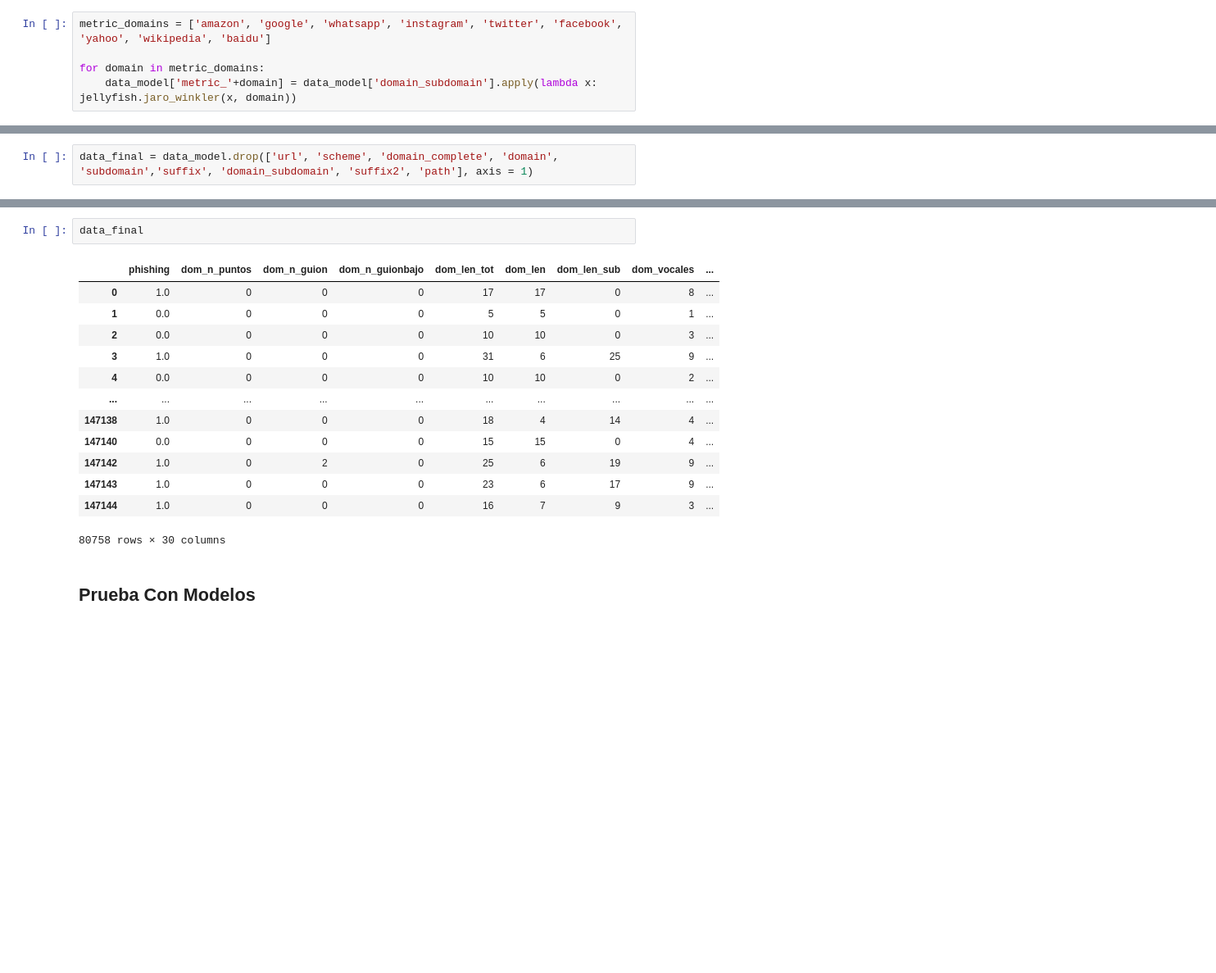
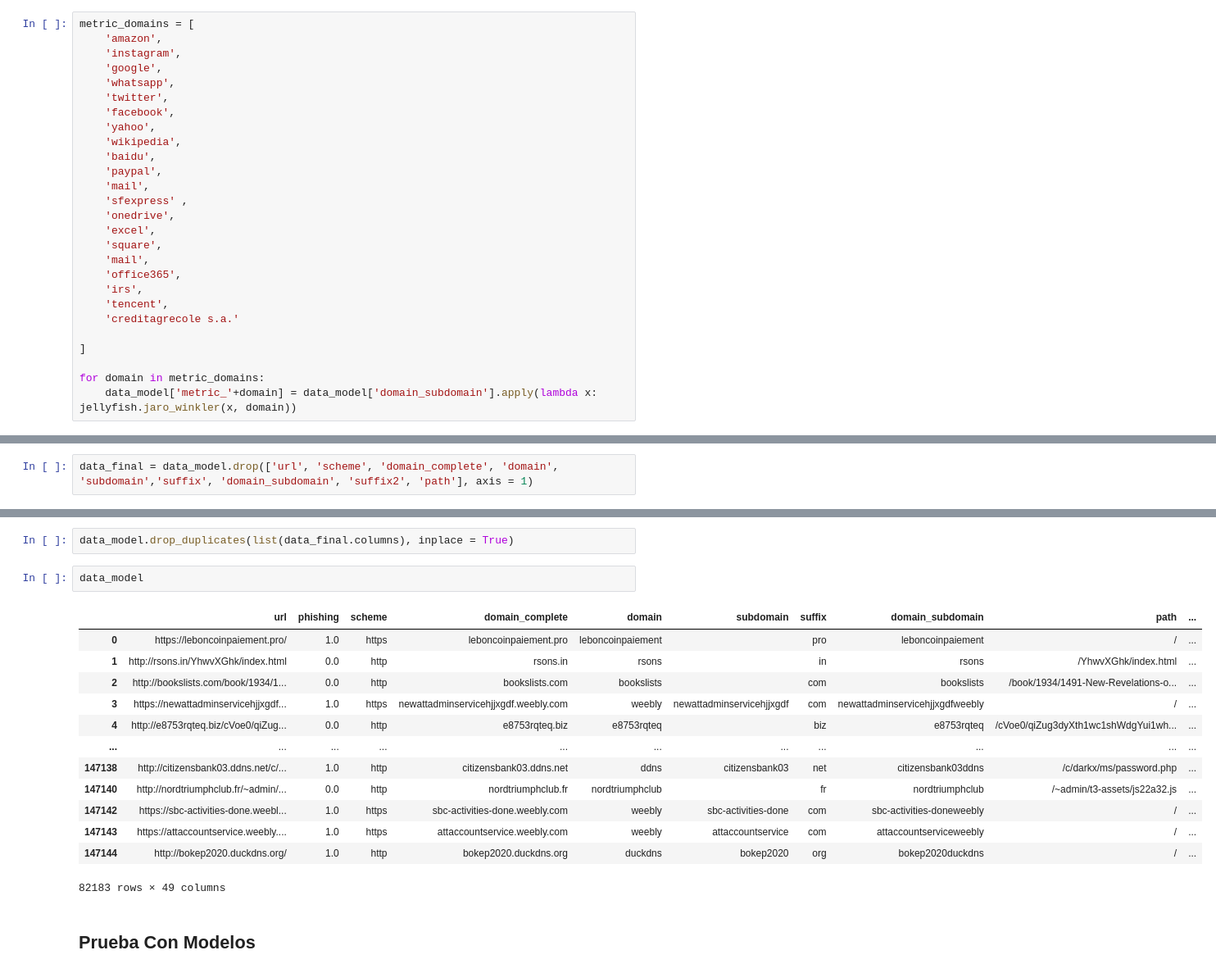
Before and after one commit to JuanCruzC97/Proyecto_CDD, a Jupyter notebook: Proyecto A/00 - Creación Dataset y Variables/Prueba_Dataset_distancias.ipynb, the cells around one changed output, grey strips where cells are left out. Shown at 82% size. Saved outputs shown, nothing was run; the diff lists cells and outputs as text; blank space fills up the shorter version.

```diff
--- a/Proyecto A/00 - Creación Dataset y Variables/Prueba_Dataset_distancias.ipynb
+++ b/Proyecto A/00 - Creación Dataset y Variables/Prueba_Dataset_distancias.ipynb
@@ -631,7 +631,29 @@ data_top_urls['domain']
 4999    mercadolibre
 Name: domain, Length: 5000, dtype: object
 # %%
-metric_domains = ['amazon', 'google', 'whatsapp', 'instagram', 'twitter', 'facebook', 'yahoo', 'wikipedia', 'baidu']
+metric_domains = [
+    'amazon',
+    'instagram',
+    'google',
+    'whatsapp',
+    'twitter',
+    'facebook',
+    'yahoo',
+    'wikipedia',
+    'baidu',
+    'paypal',
+    'mail',
+    'sfexpress' ,
+    'onedrive',
+    'excel',
+    'square',
+    'mail',
+    'office365',
+    'irs',
+    'tencent',
+    'creditagrecole s.a.'
+
+]
 
 for domain in metric_domains:
     data_model['metric_'+domain] = data_model['domain_subdomain'].apply(lambda x: jellyfish.jaro_winkler(x, domain))
@@ -668,19 +702,21 @@ data_final.drop_duplicates(inplace=True)
-# %%
-data_final
-# %% [output]
-|  | phishing | dom_n_puntos | dom_n_guion | dom_n_guionbajo | dom_len_tot | dom_len | dom_len_sub | dom_vocales | ... |
-| 0 | 1.0 | 0 | 0 | 0 | 17 | 17 | 0 | 8 | ... |
-| 1 | 0.0 | 0 | 0 | 0 | 5 | 5 | 0 | 1 | ... |
-| 2 | 0.0 | 0 | 0 | 0 | 10 | 10 | 0 | 3 | ... |
-| 3 | 1.0 | 0 | 0 | 0 | 31 | 6 | 25 | 9 | ... |
-| 4 | 0.0 | 0 | 0 | 0 | 10 | 10 | 0 | 2 | ... |
-| ... | ... | ... | ... | ... | ... | ... | ... | ... | ... |
-| 147138 | 1.0 | 0 | 0 | 0 | 18 | 4 | 14 | 4 | ... |
-| 147140 | 0.0 | 0 | 0 | 0 | 15 | 15 | 0 | 4 | ... |
-| 147142 | 1.0 | 0 | 2 | 0 | 25 | 6 | 19 | 9 | ... |
-| 147143 | 1.0 | 0 | 0 | 0 | 23 | 6 | 17 | 9 | ... |
-| 147144 | 1.0 | 0 | 0 | 0 | 16 | 7 | 9 | 3 | ... |
-80758 rows × 30 columns
+# %%
+data_model.drop_duplicates(list(data_final.columns), inplace = True)
+# %%
+data_model
+# %% [output]
+|  | url | phishing | scheme | domain_complete | domain | subdomain | suffix | domain_subdomain | path | ... |
+| 0 | https://leboncoinpaiement.pro/ | 1.0 | https | leboncoinpaiement.pro | leboncoinpaiement |  | pro | leboncoinpaiement | / | ... |
+| 1 | http://rsons.in/YhwvXGhk/index.html | 0.0 | http | rsons.in | rsons |  | in | rsons | /YhwvXGhk/index.html | ... |
+| 2 | http://bookslists.com/book/1934/1... | 0.0 | http | bookslists.com | bookslists |  | com | bookslists | /book/1934/1491-New-Revelations-o... | ... |
+| 3 | https://newattadminservicehjjxgdf... | 1.0 | https | newattadminservicehjjxgdf.weebly.com | weebly | newattadminservicehjjxgdf | com | newattadminservicehjjxgdfweebly | / | ... |
+| 4 | http://e8753rqteq.biz/cVoe0/qiZug... | 0.0 | http | e8753rqteq.biz | e8753rqteq |  | biz | e8753rqteq | /cVoe0/qiZug3dyXth1wc1shWdgYui1wh... | ... |
+| ... | ... | ... | ... | ... | ... | ... | ... | ... | ... | ... |
+| 147138 | http://citizensbank03.ddns.net/c/... | 1.0 | http | citizensbank03.ddns.net | ddns | citizensbank03 | net | citizensbank03ddns | /c/darkx/ms/password.php | ... |
+| 147140 | http://nordtriumphclub.fr/~admin/... | 0.0 | http | nordtriumphclub.fr | nordtriumphclub |  | fr | nordtriumphclub | /~admin/t3-assets/js22a32.js | ... |
+| 147142 | https://sbc-activities-done.weebl... | 1.0 | https | sbc-activities-done.weebly.com | weebly | sbc-activities-done | com | sbc-activities-doneweebly | / | ... |
+| 147143 | https://attaccountservice.weebly.... | 1.0 | https | attaccountservice.weebly.com | weebly | attaccountservice | com | attaccountserviceweebly | / | ... |
+| 147144 | http://bokep2020.duckdns.org/ | 1.0 | http | bokep2020.duckdns.org | duckdns | bokep2020 | org | bokep2020duckdns | / | ... |
+82183 rows × 49 columns
 # %% [markdown]
 ## Prueba Con Modelos
 # %%
```
Also changed, not shown: parts of 8 cells of this notebook, 2 other files.
